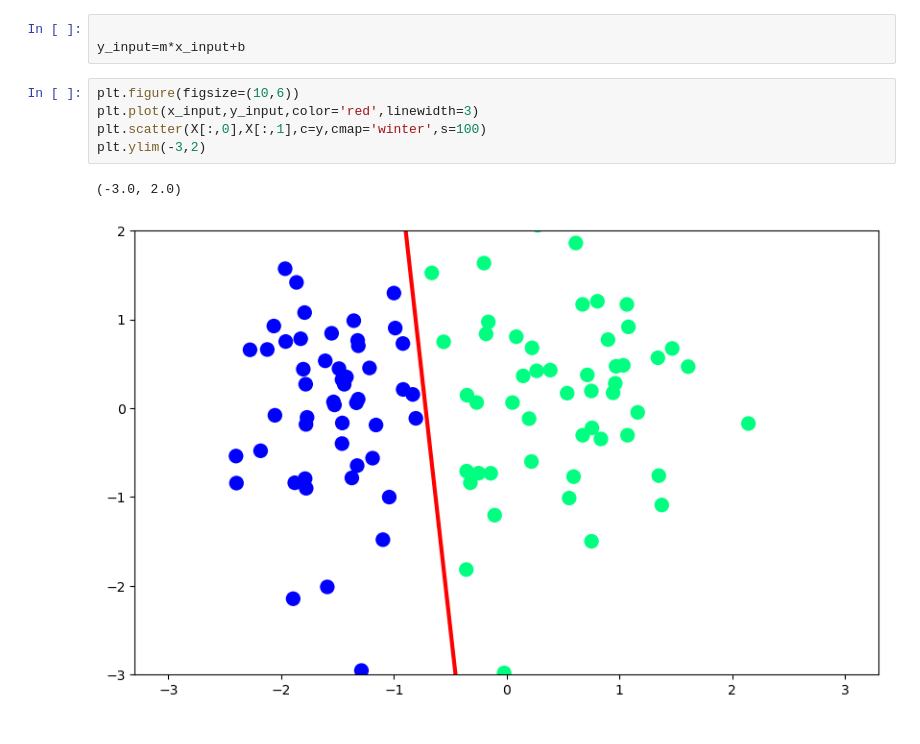
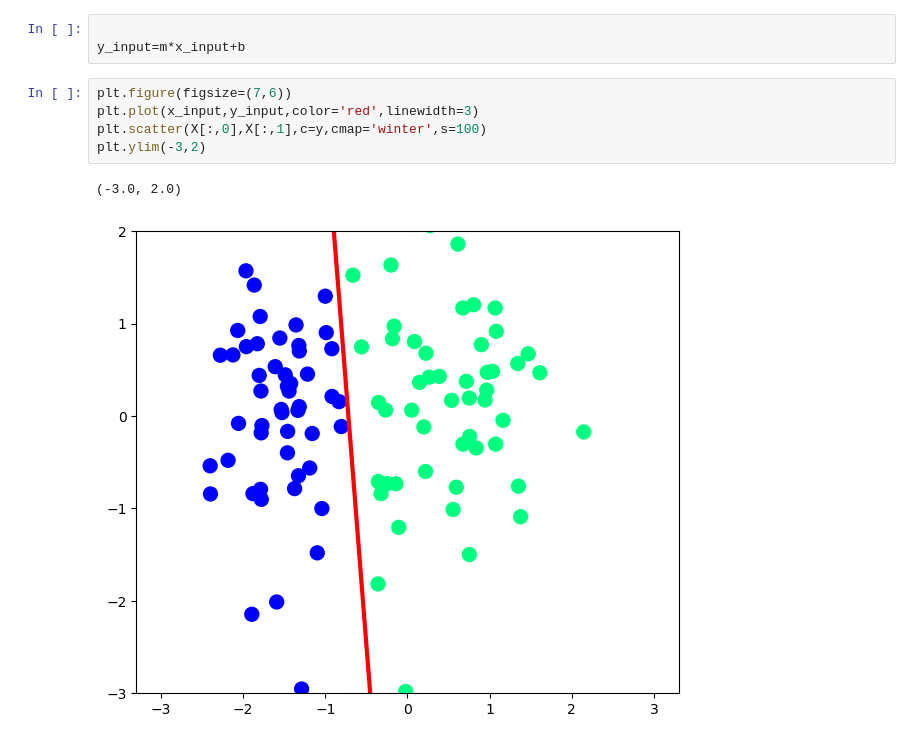
Before and after one commit to MimoHasPurpose/deep_learning, a Jupyter notebook: day1_10/day_3Perceptrontrick.ipynb, the cells around one changed output. Saved outputs shown, nothing was run; the diff lists cells and outputs as text.

```diff
--- a/day1_10/day_3Perceptrontrick.ipynb
+++ b/day1_10/day_3Perceptrontrick.ipynb
@@ -49,10 +49,10 @@ X_input=np.linspace(-3,3,100)
 
 y_input=m*x_input+b
 # %%
-plt.figure(figsize=(10,6))
+plt.figure(figsize=(7,6))
 plt.plot(x_input,y_input,color='red',linewidth=3)
 plt.scatter(X[:,0],X[:,1],c=y,cmap='winter',s=100)
 plt.ylim(-3,2)
 # %% [output]
 (-3.0, 2.0)
-[figure, old version]
+[figure, new version]
```
Also changed, not shown: parts of 1 cell of this notebook, 1 other file.
